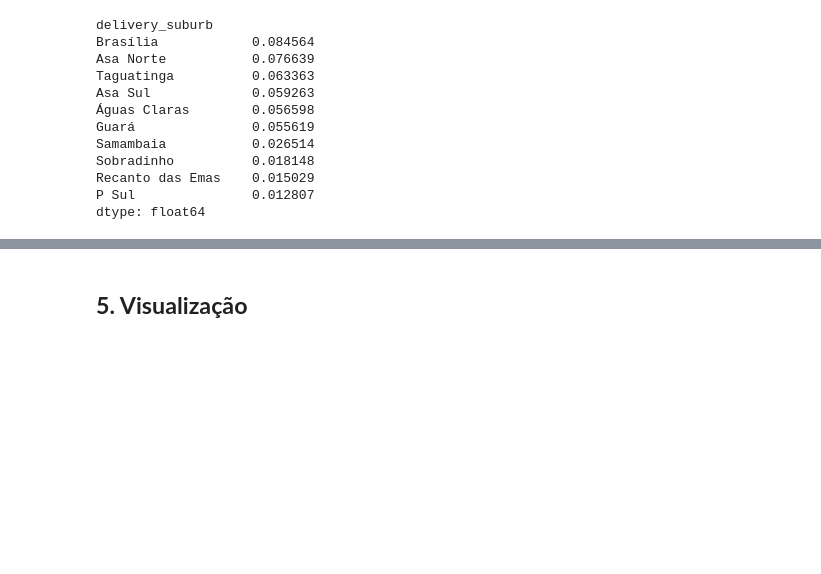
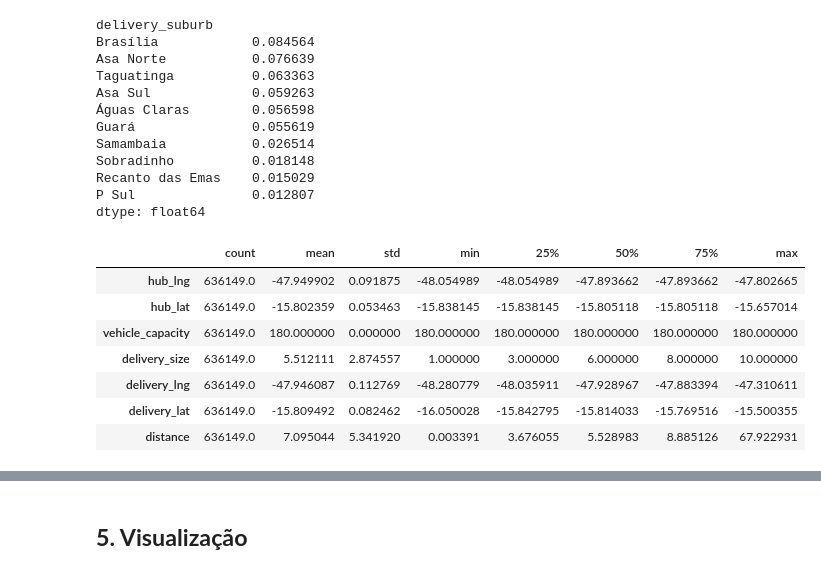
Before and after one commit to anamilanezi/ebac-dados, a Jupyter notebook: projetos/em17-analise-exploratoria-python-II.ipynb, the cells around one changed output, grey strips where cells are left out. Drawn from its saved outputs; the diff is of its cells as text; code cells hidden in the pictures; blank space fills up the shorter version.

```diff
--- a/projetos/em17-analise-exploratoria-python-II.ipynb
+++ b/projetos/em17-analise-exploratoria-python-II.ipynb
@@ -635,3 +675,14 @@ Sobradinho          0.018148
 Recanto das Emas    0.015029
 P Sul               0.012807
 dtype: float64
+# %%
+deliveries_df.select_dtypes(include=['int64', 'float64']).describe().T
+# %% [output]
+|  | count | mean | std | min | 25% | 50% | 75% | max |
+| hub_lng | 636149.0 | -47.949902 | 0.091875 | -48.054989 | -48.054989 | -47.893662 | -47.893662 | -47.802665 |
+| hub_lat | 636149.0 | -15.802359 | 0.053463 | -15.838145 | -15.838145 | -15.805118 | -15.805118 | -15.657014 |
+| vehicle_capacity | 636149.0 | 180.000000 | 0.000000 | 180.000000 | 180.000000 | 180.000000 | 180.000000 | 180.000000 |
+| delivery_size | 636149.0 | 5.512111 | 2.874557 | 1.000000 | 3.000000 | 6.000000 | 8.000000 | 10.000000 |
+| delivery_lng | 636149.0 | -47.946087 | 0.112769 | -48.280779 | -48.035911 | -47.928967 | -47.883394 | -47.310611 |
+| delivery_lat | 636149.0 | -15.809492 | 0.082462 | -16.050028 | -15.842795 | -15.814033 | -15.769516 | -15.500355 |
+| distance | 636149.0 | 7.095044 | 5.341920 | 0.003391 | 3.676055 | 5.528983 | 8.885126 | 67.922931 |
```
Also changed, not shown: parts of 27 cells of this notebook.
